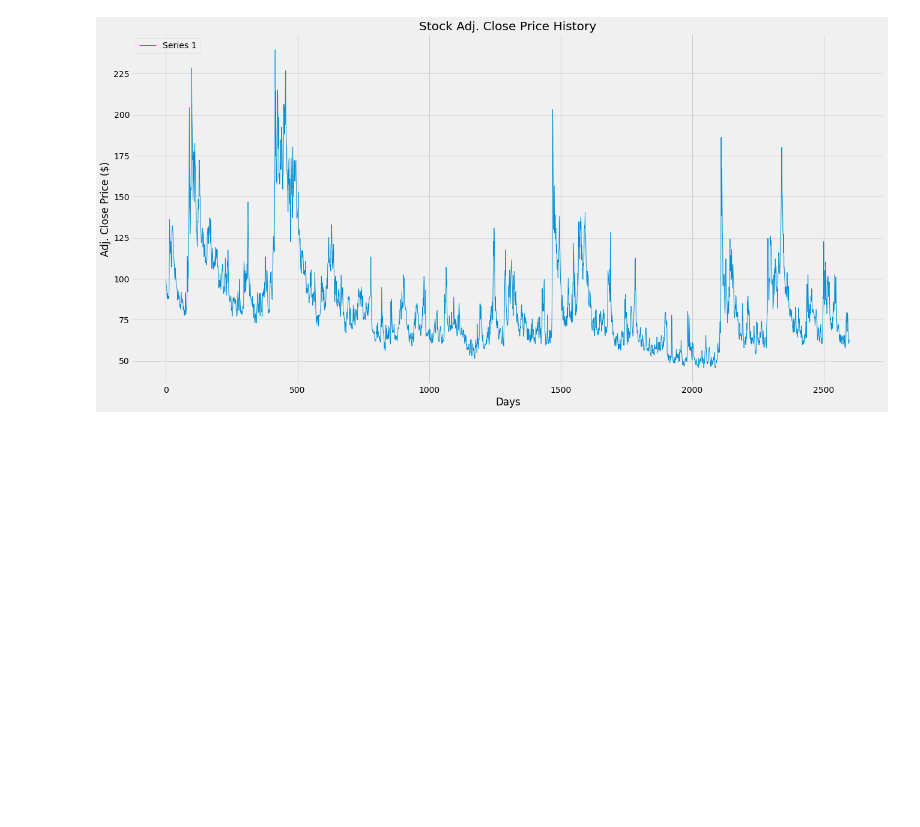
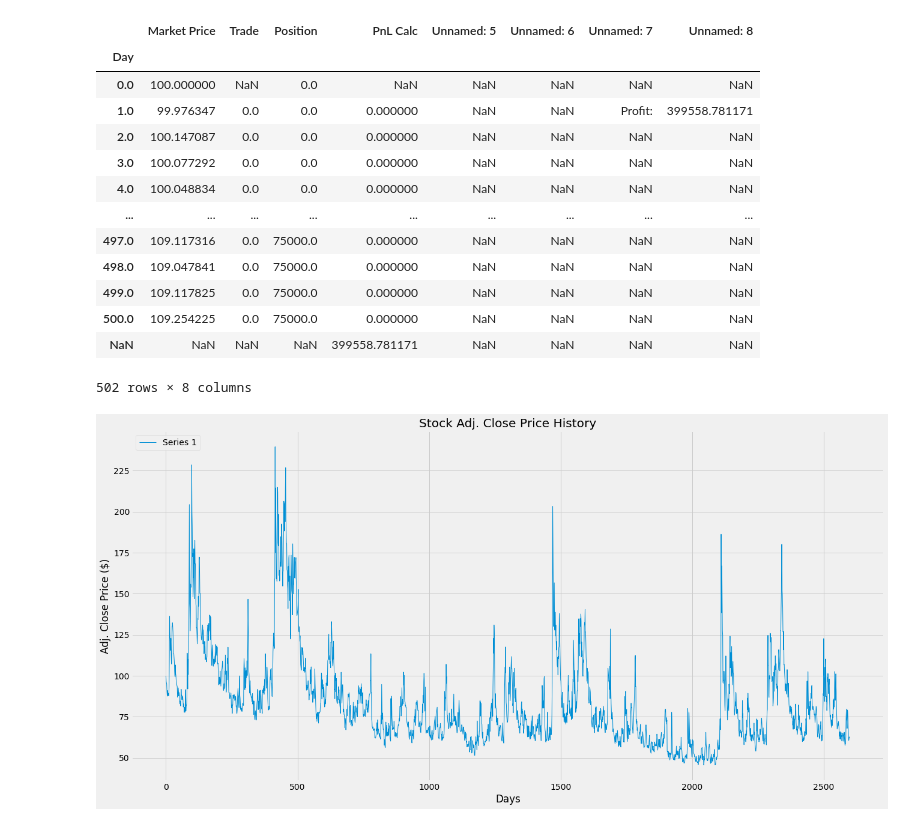
Before and after one commit to oscarwoodi/BHProj2Team1, a Jupyter notebook: VIX.ipynb, the cells around one changed output. Cells and saved outputs as stored; diff of their text form; code cells hidden in the pictures; blank space fills up the shorter version.

```diff
--- a/VIX.ipynb
+++ b/VIX.ipynb
@@ -15,3 +15,7 @@ df.head()
 
 # identifying the VIX
 vix = df['Series 28'].iloc[0:2600]
+# %%
+df = pd.read_excel('Data/Test Bed.xlsx', index_col = 'Day')
+df
+# %% [output]
@@ -18,3 +23,17 @@ vix = df['Series 28'].iloc[0:2600]
+|  | Market Price | Trade | Position | PnL Calc | Unnamed: 5 | Unnamed: 6 | Unnamed: 7 | Unnamed: 8 |
+| Day |  |  |  |  |  |  |  |  |
+| 0.0 | 100.000000 | NaN | 0.0 | NaN | NaN | NaN | NaN | NaN |
+| 1.0 | 99.976347 | 0.0 | 0.0 | 0.000000 | NaN | NaN | Profit: | 399558.781171 |
+| 2.0 | 100.147087 | 0.0 | 0.0 | 0.000000 | NaN | NaN | NaN | NaN |
+| 3.0 | 100.077292 | 0.0 | 0.0 | 0.000000 | NaN | NaN | NaN | NaN |
+| 4.0 | 100.048834 | 0.0 | 0.0 | 0.000000 | NaN | NaN | NaN | NaN |
+| ... | ... | ... | ... | ... | ... | ... | ... | ... |
+| 497.0 | 109.117316 | 0.0 | 75000.0 | 0.000000 | NaN | NaN | NaN | NaN |
+| 498.0 | 109.047841 | 0.0 | 75000.0 | 0.000000 | NaN | NaN | NaN | NaN |
+| 499.0 | 109.117825 | 0.0 | 75000.0 | 0.000000 | NaN | NaN | NaN | NaN |
+| 500.0 | 109.254225 | 0.0 | 75000.0 | 0.000000 | NaN | NaN | NaN | NaN |
+| NaN | NaN | NaN | NaN | 399558.781171 | NaN | NaN | NaN | NaN |
+502 rows × 8 columns
 # %%
 #Visualise the data
 plt.figure(figsize=(20, 10))
```
Also changed, not shown: parts of 1 cell of this notebook, 2 other files.
